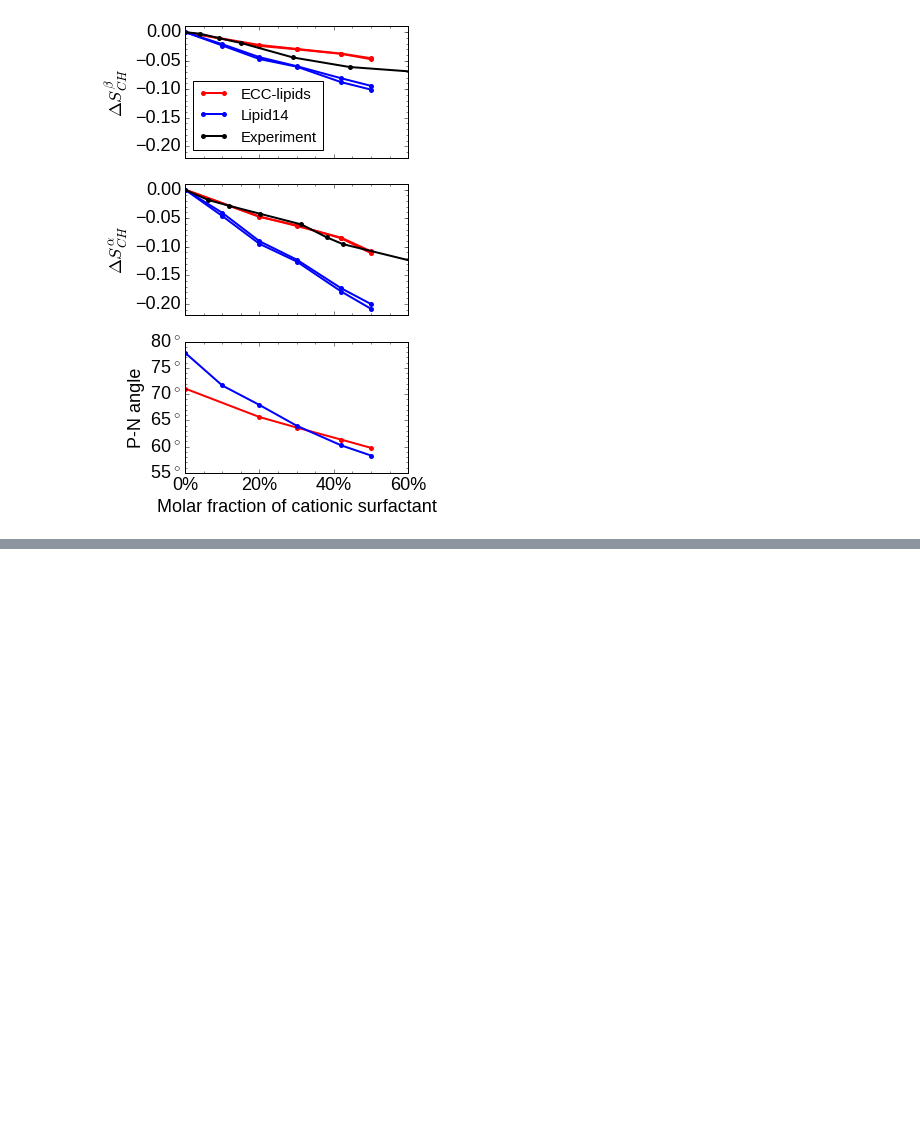
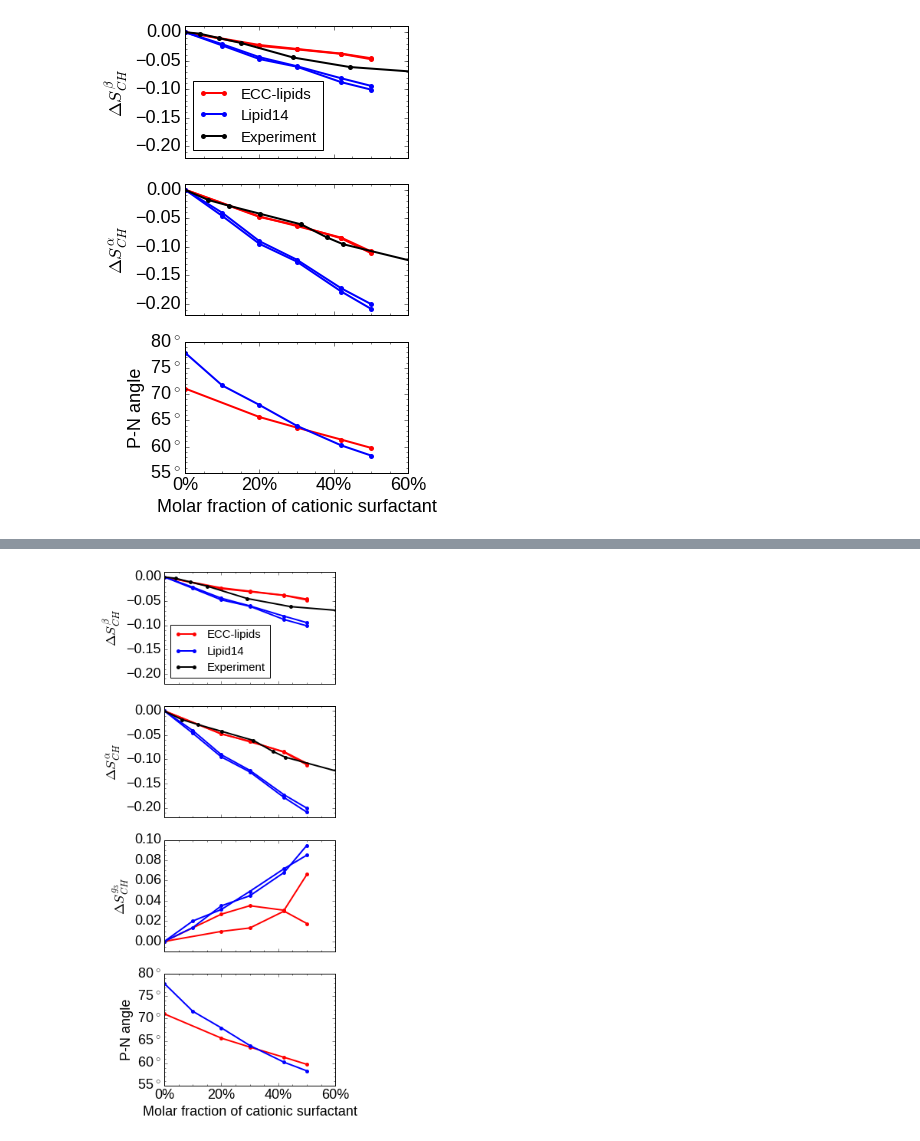
Before and after one commit to ohsOllila/NMRlipids_VI-NewIonModel, a Jupyter notebook: Fig/ipython_nb/Plot_PNs_OPs_L14_ECCLipid17_q80_sig89_surf.ipynb, the cells around one changed output, grey strips where cells are left out. Saved outputs shown, nothing was run; the diff lists cells and outputs as text; code cells hidden in the pictures; blank space fills up the shorter version.

Commit message:
Added g_3 order parameter dependence on the fraction of cationic surfactant (separate figure)

```diff
--- a/Fig/ipython_nb/Plot_PNs_OPs_L14_ECCLipid17_q80_sig89_surf.ipynb
+++ b/Fig/ipython_nb/Plot_PNs_OPs_L14_ECCLipid17_q80_sig89_surf.ipynb
@@ -74,7 +74,7 @@ for s in sims:
     if "T7H" in s.dirname:
         m = p.search(s.dirname)
         s.conc_bulk[0] = float(m.group()[0:2])
-    for opname in ["alpha1", "alpha2", "beta1", "beta2", "PN_vector"]:
+    for opname in ["alpha1", "alpha2", "beta1", "beta2", "PN_vector", "g3_1", "g3_2"]:
         temp_list = []
         try:
             temp_list.append([s.conc_bulk[0], float(s.ordpars[opname].avg)])
@@ -150,7 +150,7 @@ for s in sims_l14:
     if "molF" in s.dirname:
         m = p.search(s.dirname)
         s.conc_bulk[0] = float(m.group().strip("molF"))
-    for opname in ["alpha1", "alpha2", "beta1", "beta2", "PN_vector"]:
+    for opname in ["alpha1", "alpha2", "beta1", "beta2", "PN_vector", "g3_1", "g3_2"]:
         temp_list = []
         try:
             temp_list.append([s.conc_bulk[0], float(s.ordpars[opname].avg)])
@@ -313,0 +316,90 @@ plt.show()
+# %%
+font = {'family' : 'Liberation Sans',
+        'style'  : 'normal',
+        'weight' : 'normal',
+        'size'   : 18}
+
+matplotlib.rc('font', **font)
+
+fig, axs = plt.subplots(nrows=4, ncols=1, sharex="all", figsize=[4,12], dpi=200)
+#fig.subplotpars.left = 0.3
+
+# give subplots human-redable names
+dsa = axs[1] # Delta S alpha
+dsb = axs[0] # Delta S beta
+dsg = axs[2] # Delta S g_3
+pna = axs[3] # PN_vector
+
+# add some text for labels, title and axes ticks
+pna.set_xlabel(r'Molar fraction of cationic surfactant')
+pna.set_ylabel(r'P-N angle')
+dsa.set_ylabel(r'$\Delta S_{CH} ^{\alpha}$')
+dsb.set_ylabel(r'$\Delta S_{CH} ^{\beta}$')
+dsg.set_ylabel(r'$\Delta S_{CH} ^{g_3}$')
+
+pna.set_xlim([0.0,60.0])
+#ax.set_xticks(r1)
+#xlabelsl = list(xlabels)
+#xlabelsl.extend(range(2, 18))
+#ax.set_xticklabels(xlabelsl, rotation=0)
+
+for (opsplot, c, label) in zip([opsdata, opsdata_l14, experiments], ["red", "blue", "black"], ["ECC-lipids", "Lipid14", "Experiment"]):
+    for key in opsplot.keys():
+        yerror = 0.001
+        do_delta = False
+        if key.startswith("alpha"):
+            iplt = 1
+            do_delta = True
+            ylim = [-0.22, 0.01]
+        elif key.startswith("beta"):
+            iplt = 0
+            do_delta = True
+            ylim = [-0.22, 0.01]
+        elif key.startswith("g3"):
+            iplt = 2
+            do_delta = True
+            ylim = [-0.01, 0.10]
+        elif key.startswith("PN"):
+            iplt = 3
+            yerror = 0.15
+            ylim = [55.0, 80.0]
+        else:
+            print "this should not happen, setting iplt = 2"
+            iplt = 2
+        ax = axs[iplt]
+        ax.set_ylim(ylim)
+        if isinstance(opsplot[key], list):
+            opsplot[key].sort()
+        else:
+            #print "this is not list, not sorting. It's likely the experimental data."
+            pass
+        data = np.array(opsplot[key])
+        if do_delta:
+            data[:,1] -= data[0,1]
+        #ax.errorbar(data[:,0], data[:,1], yerr=yerror, lw=2.0, marker='s', markersize=5, mew=0, color=c) #, c=colour, lw=1.0, label=point_label)
+        if key=="beta" or key=="beta1":
+            plot_label = label
+        else:
+            plot_label = None
+        ax.plot(data[:,0], data[:,1], lw=2.0, marker='o', markersize=5, mew=0, color=c, label=plot_label) #, c=colour, lw=1.0, label=point_label)
+
+
+for ax in axs:
+    ax.minorticks_on()
+
+xlim = pna.get_xlim()
+pna.set_xticks(range(0,90,20))
+pna.set_xticklabels([ str(i)+r"%" for i in range(0,90,20)])
+pna.set_xlim(xlim)
+
+ylim = pna.get_ylim()
+pna.set_yticks(range(0,90,5))
+pna.set_yticklabels([ str(i)+r"$^\circ$" for i in range(0,90,5)])
+pna.set_ylim(ylim)
+
+dsb.legend(loc="lower left", markerscale=1.0, scatterpoints=4, fontsize='small')
+
+plt.savefig("PN_angle_OrdPars-A-B-g3_L14-ECCL17_q80_sig89_surf.eps", dpi=200, bbox_inches='tight')
+plt.show()
+# %% [output]
+[figure, added]
```
Also changed, not shown: parts of 4 cells of this notebook, 3 other files.
